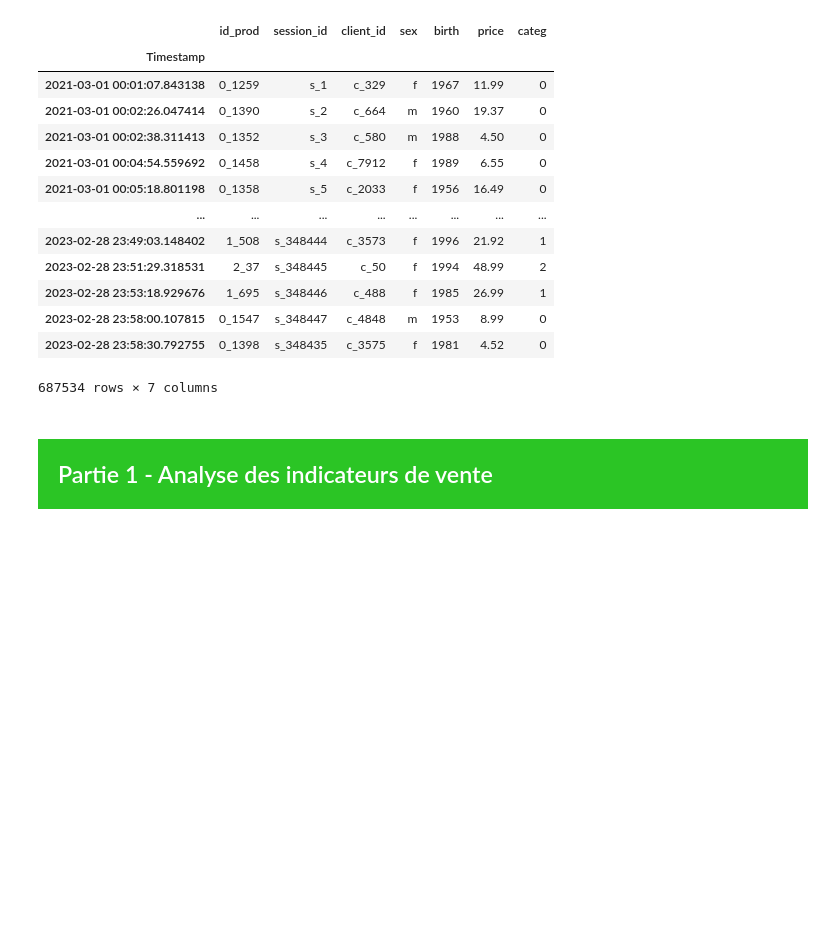
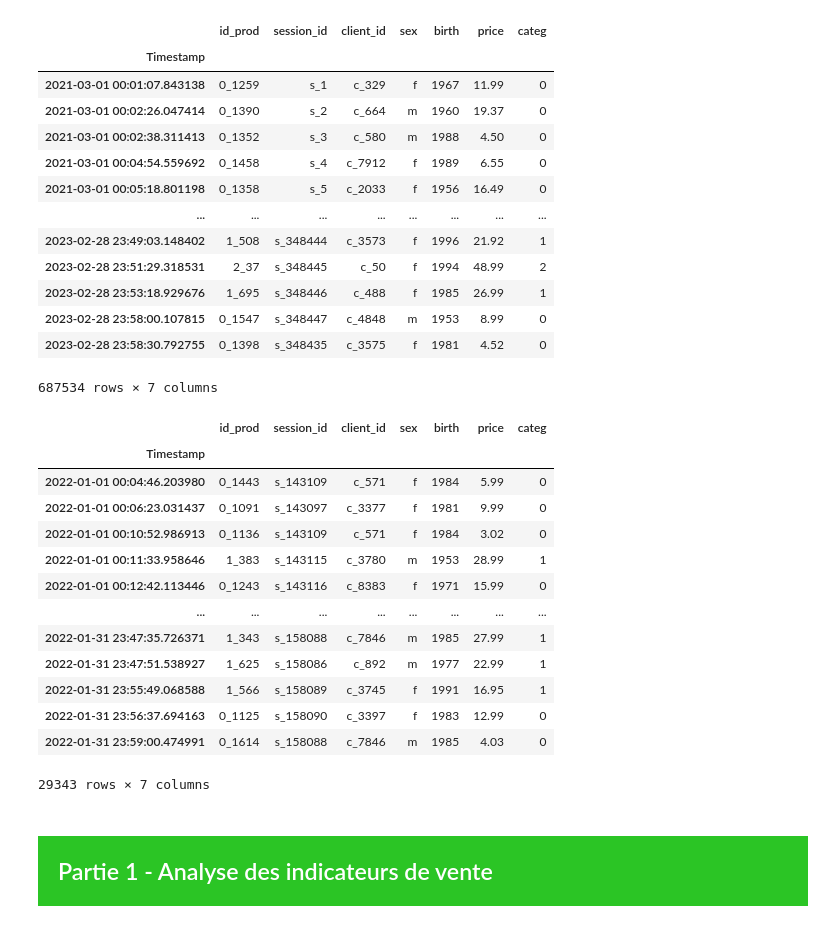
Before and after one commit to IshemZ/Projet_6-Lapage, a Jupyter notebook: Programme/0.main.ipynb, the cells around one changed output. Saved outputs shown, nothing was run; the diff lists cells and outputs as text; code cells hidden in the pictures; blank space fills up the shorter version.

```diff
--- a/Programme/0.main.ipynb
+++ b/Programme/0.main.ipynb
@@ -60,6 +60,23 @@ memory usage: 42.0+ MB
 | 2023-02-28 23:58:00.107815 | 0_1547 | s_348447 | c_4848 | m | 1953 | 8.99 | 0 |
 | 2023-02-28 23:58:30.792755 | 0_1398 | s_348435 | c_3575 | f | 1981 | 4.52 | 0 |
 687534 rows × 7 columns
+# %%
+df_all[(df_all.index.year == 2022) & (df_all.index.month == 1)]
+# %% [output]
+|  | id_prod | session_id | client_id | sex | birth | price | categ |
+| Timestamp |  |  |  |  |  |  |  |
+| 2022-01-01 00:04:46.203980 | 0_1443 | s_143109 | c_571 | f | 1984 | 5.99 | 0 |
+| 2022-01-01 00:06:23.031437 | 0_1091 | s_143097 | c_3377 | f | 1981 | 9.99 | 0 |
+| 2022-01-01 00:10:52.986913 | 0_1136 | s_143109 | c_571 | f | 1984 | 3.02 | 0 |
+| 2022-01-01 00:11:33.958646 | 1_383 | s_143115 | c_3780 | m | 1953 | 28.99 | 1 |
+| 2022-01-01 00:12:42.113446 | 0_1243 | s_143116 | c_8383 | f | 1971 | 15.99 | 0 |
+| ... | ... | ... | ... | ... | ... | ... | ... |
+| 2022-01-31 23:47:35.726371 | 1_343 | s_158088 | c_7846 | m | 1985 | 27.99 | 1 |
+| 2022-01-31 23:47:51.538927 | 1_625 | s_158086 | c_892 | m | 1977 | 22.99 | 1 |
+| 2022-01-31 23:55:49.068588 | 1_566 | s_158089 | c_3745 | f | 1991 | 16.95 | 1 |
+| 2022-01-31 23:56:37.694163 | 0_1125 | s_158090 | c_3397 | f | 1983 | 12.99 | 0 |
+| 2022-01-31 23:59:00.474991 | 0_1614 | s_158088 | c_7846 | m | 1985 | 4.03 | 0 |
+29343 rows × 7 columns
 # %% [markdown]
 <div style="background-color: rgb(43, 197, 37);" >
 <h2 style="margin: auto; padding: 20px; color:#fff; "> Partie 1 - Analyse des indicateurs de vente </h2>
```
Also changed, not shown: parts of 4 cells of this notebook.
